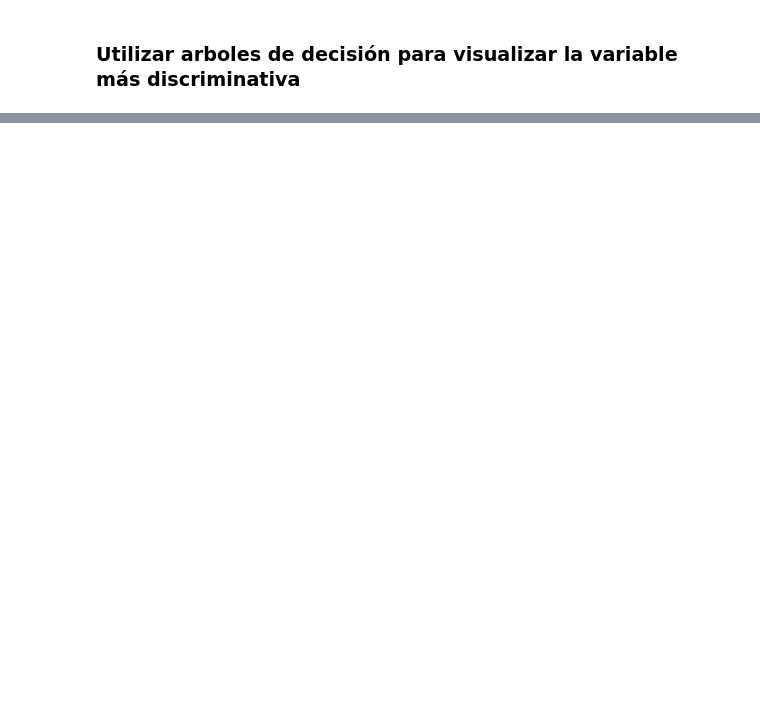
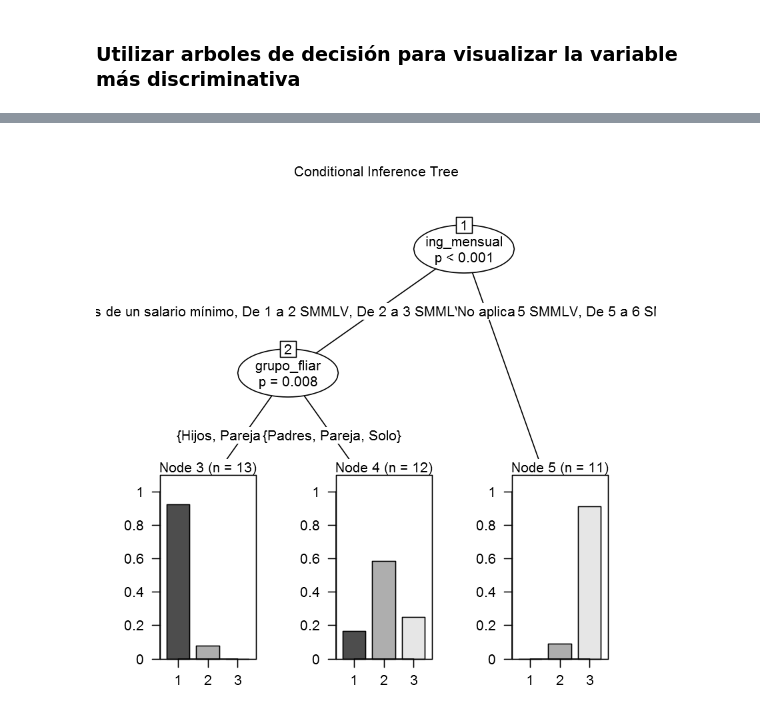
Before and after one commit to Yagwar/TAMD, a Jupyter notebook: Analisis de corresponencias.ipynb, the cells around one changed output, grey strips where cells are left out. Drawn from its saved outputs; the diff is of its cells as text; code cells hidden in the pictures; blank space fills up the shorter version.

```diff
--- a/Analisis de corresponencias.ipynb
+++ b/Analisis de corresponencias.ipynb
@@ -457,0 +399,15 @@ text(tree_fit, use.n=TRUE, all=TRUE, cex=.8)
+# %%
+ct = ctree(groups~edad+sexo+poblacin_esp+lug_trabajo+ing_mensual+grupo_fliar+profesin_padre+educacin_padre+profesin_madre+educacin_madre+educa_pareja+prof_mayores1+profesin_hnos2+profesin_hnos3+otra_carrera+mot_calidad+mot_costo+mot_beneficio+mot_gusto+mot_personal+costos+calidad+modalidad,
+            data = test6)
+
+#jpeg(file = "Arbol_casif2.jpeg",width = 640, height = 640, units = "px", quality = 95)
+plot(ct, main="Conditional Inference Tree")
+#dev.off()
+
+# #Table of prediction errors
+# table(predict(ct), test6$groups)
+
+# # Estimated class probabilities
+# predict(ct, newdata=test6, type="prob")
+# %% [output]
+[figure, added]
```
Also changed, not shown: parts of 26 cells of this notebook.
